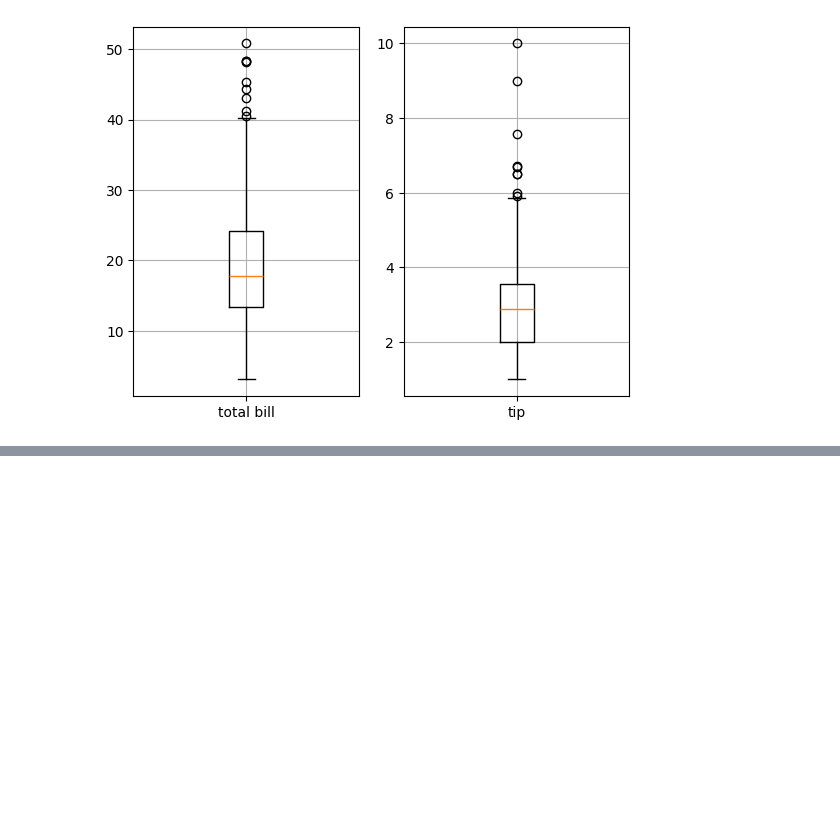
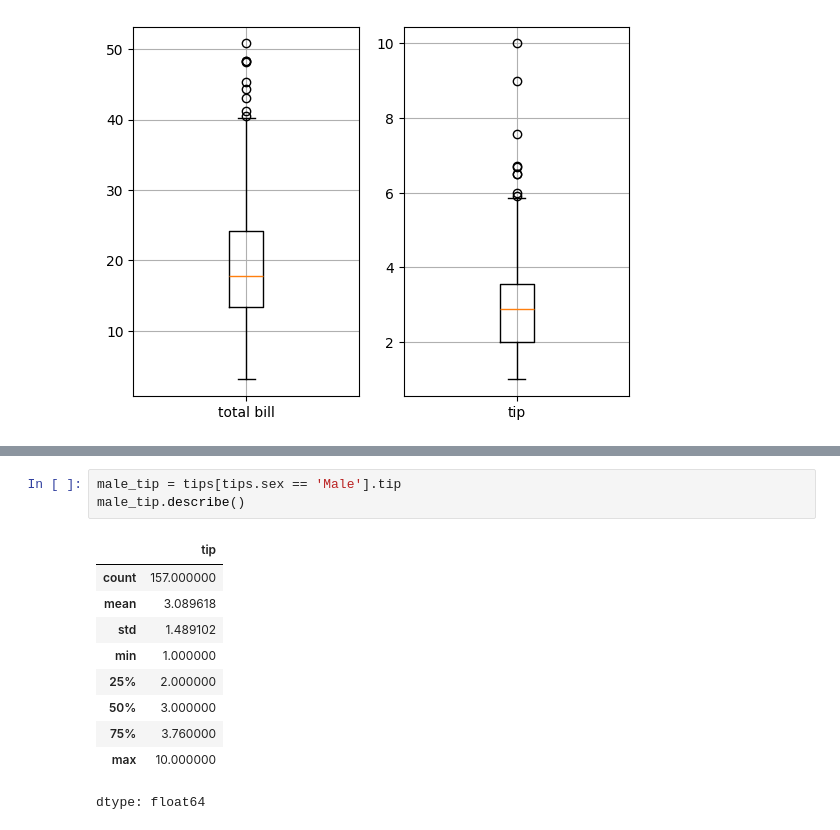
Before and after one commit to JakeOh/202511_BD53, a Jupyter notebook: lab_python/da04_matplotlib.ipynb, the cells around one changed output, grey strips where cells are left out. Drawn from its saved outputs; the diff is of its cells as text; blank space fills up the shorter version.

```diff
--- a/lab_python/da04_matplotlib.ipynb
+++ b/lab_python/da04_matplotlib.ipynb
@@ -179,0 +186,14 @@ plt.show()
+# %%
+male_tip = tips[tips.sex == 'Male'].tip
+male_tip.describe()
+# %% [output]
+|  | tip |
+| count | 157.000000 |
+| mean | 3.089618 |
+| std | 1.489102 |
+| min | 1.000000 |
+| 25% | 2.000000 |
+| 50% | 3.000000 |
+| 75% | 3.760000 |
+| max | 10.000000 |
+dtype: float64
```
Also changed, not shown: parts of 10 cells of this notebook.
